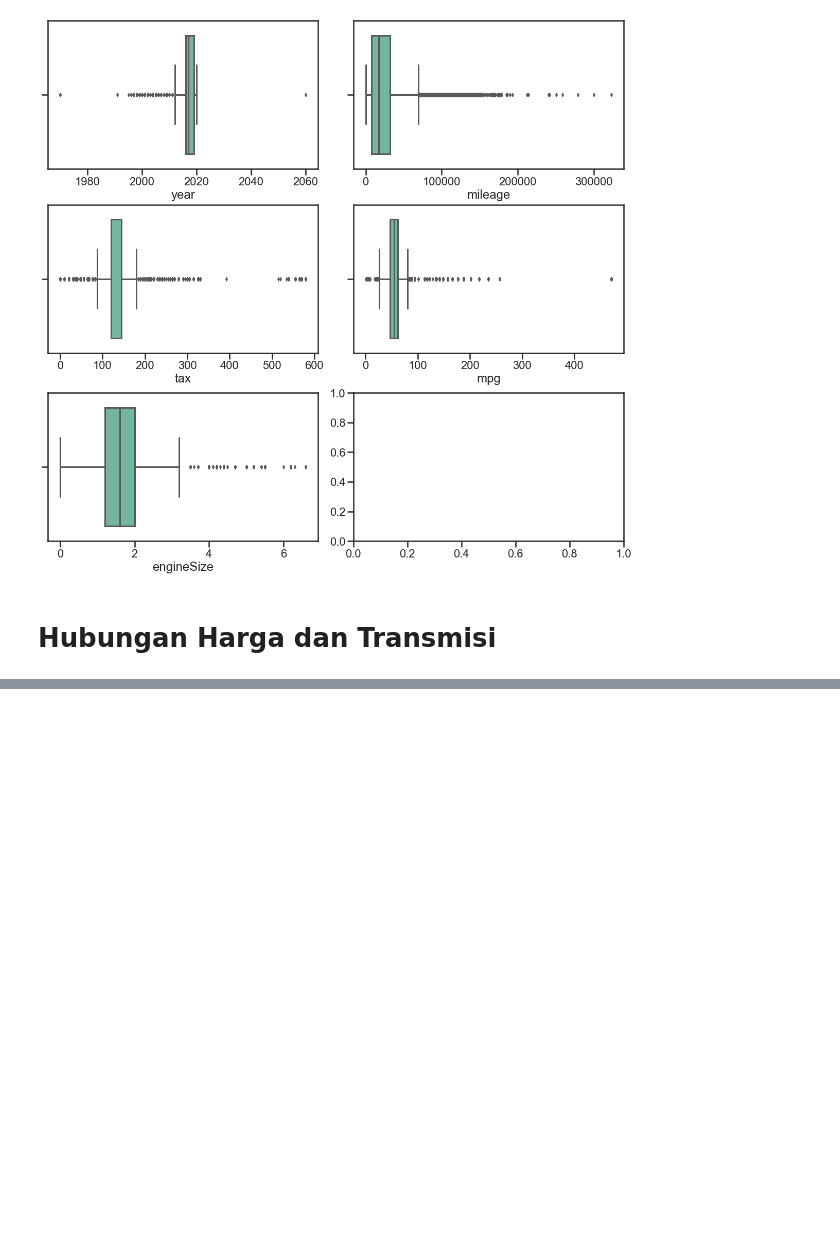
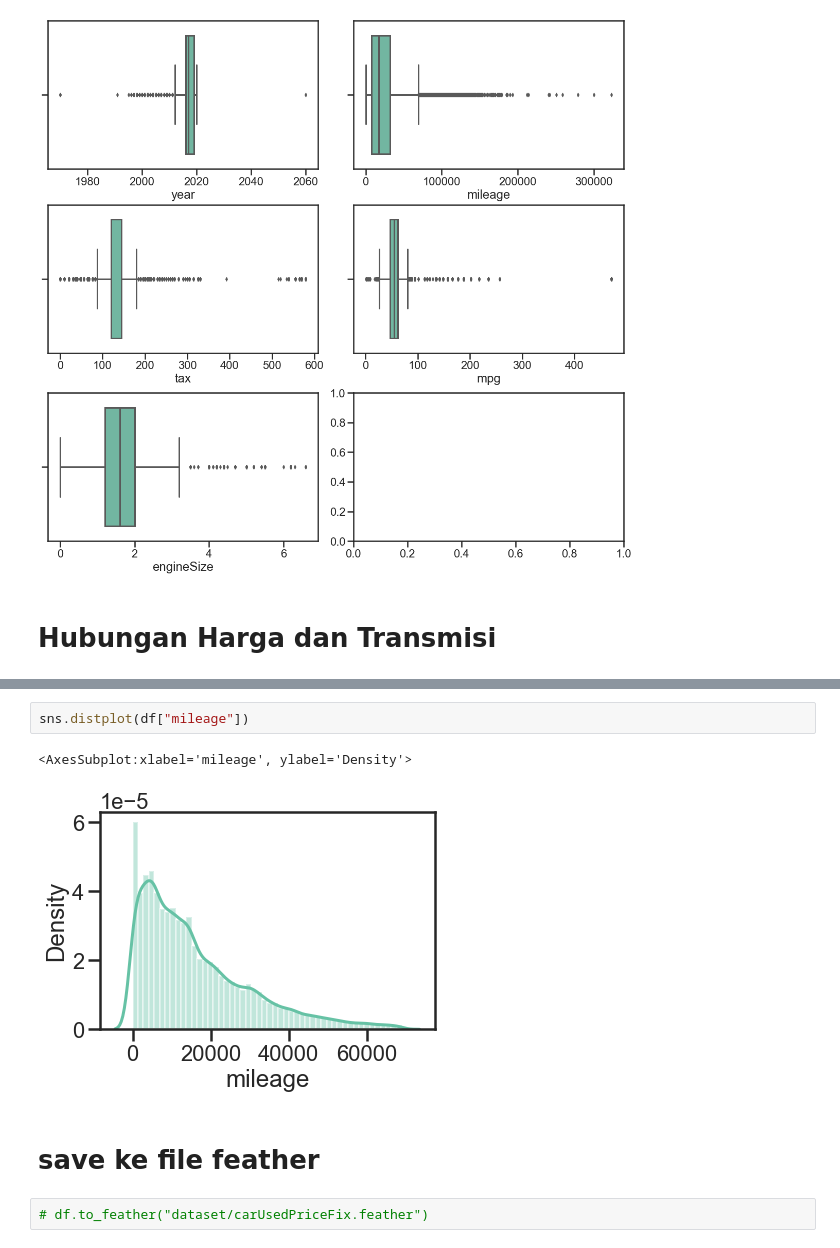
Before and after one commit to rshby/used_car_regression, a Jupyter notebook: EDA.ipynb, the cells around one changed output, grey strips where cells are left out. Cells and saved outputs as stored; diff of their text form; blank space fills up the shorter version.

```diff
--- a/EDA.ipynb
+++ b/EDA.ipynb
@@ -92,0 +174,9 @@ df[df["fuelType"].isin(["Electric"])]
+# %%
+sns.distplot(df["mileage"])
+# %% [output]
+<AxesSubplot:xlabel='mileage', ylabel='Density'>
+[figure, added]
+# %% [markdown]
+# save ke file feather
+# %%
+# df.to_feather("dataset/carUsedPriceFix.feather")
```
Also changed, not shown: parts of 14 cells of this notebook, 1 other file.
